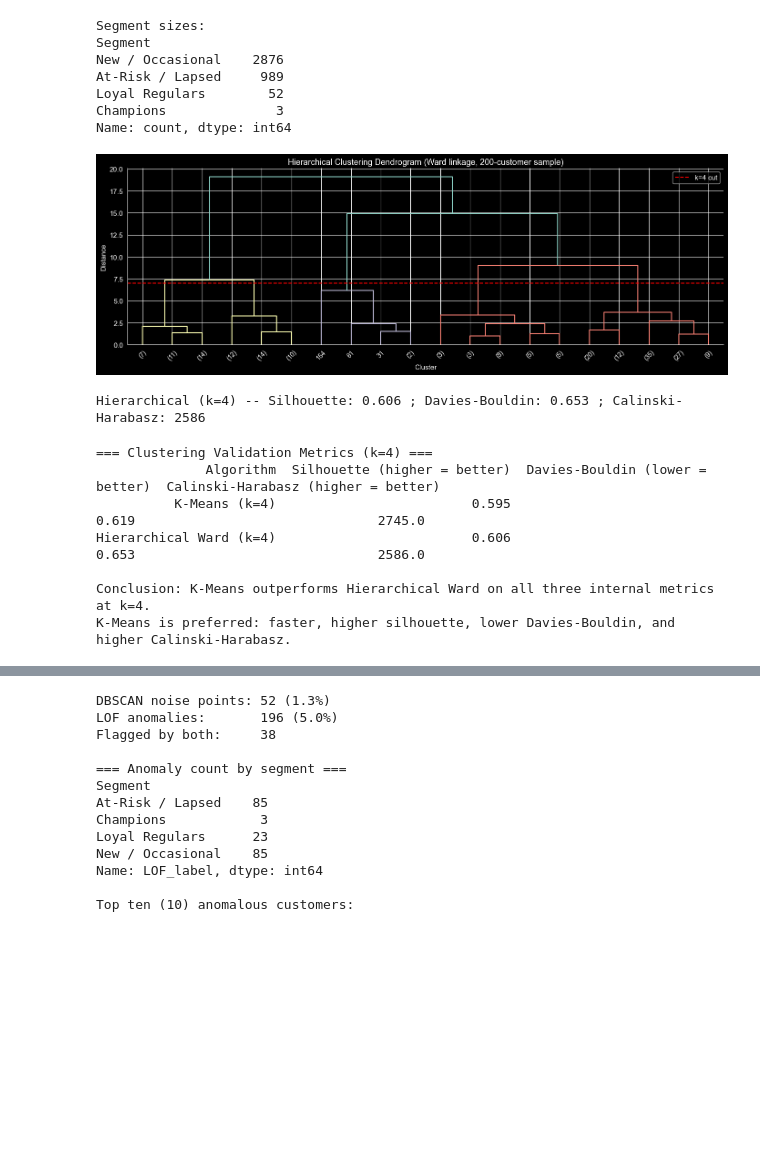
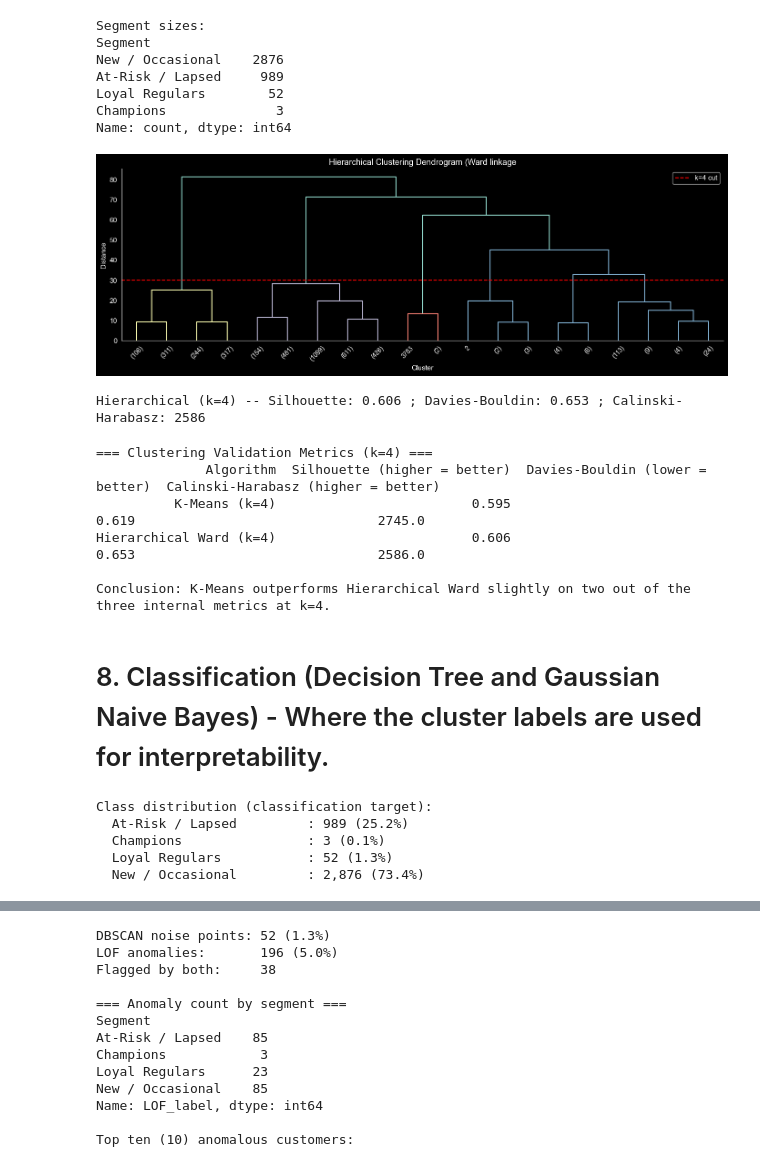
Before and after one commit to yaosaychi/CS4412_DataMiningProject, a Jupyter notebook: notebookFiles/organized data notebook.ipynb, the cells around one changed output, grey strips where cells are left out. Drawn from its saved outputs; the diff is of its cells as text; code cells hidden in the pictures; blank space fills up the shorter version.

Commit message:
all algorithms work including introducing a space matrix for the apriori algorithm. results are consistent so technical decision holds.

```diff
--- a/notebookFiles/organized data notebook.ipynb
+++ b/notebookFiles/organized data notebook.ipynb
@@ -50,0 +150,18 @@ Raw dataset: 541,909 rows, 8 columns
+# %%
+#since invoice date and time is stored as a string, first convert that to the datatime datatype.
+df['InvoiceDate'] = pd.to_datetime(df['InvoiceDate'])
+df['InvoiceMonth'] = df['InvoiceDate'].dt.to_period('M')
+transaction_per_month = (df[['InvoiceMonth', 'InvoiceNo']].groupby(
+    'InvoiceMonth')['InvoiceNo'].count())
+
+transaction_per_month.index = transaction_per_month.index.to_timestamp()
+
+#plotting the monthly transaction counts
+plt.figure(figsize=(10,6))
+sns.lineplot(x=transaction_per_month.index, y=transaction_per_month.values, marker='o', color = 'steelblue')
+plt.xlabel('Month')
+plt.ylabel('Number of invoices')
+plt.title('Monthly Transactions Over Time')
+plt.xticks(rotation=45)
+plt.tight_layout()
+plt.show()
@@ -381,32 +499,33 @@ Name: count, dtype: int64
 # %%
 #  Hierarchical Clustering
 
 # Dendrogram on a sample (full dataset too large to plot legibly)
-sample_idx = np.random.RandomState(42).choice(len(rfm_scaled), size=200, replace=False)
-Z = linkage(rfm_scaled[sample_idx], method='ward')
+#sample_idx = np.random.RandomState(42).choice(len(rfm_scaled), size=200, replace=False)
+Z = linkage(rfm_scaled, method='ward')
 
 fig, ax = plt.subplots(figsize=(14, 5))
 dendrogram(Z, ax=ax, truncate_mode='lastp', p=20,
            leaf_rotation=45, leaf_font_size=10,
            color_threshold=0.7*max(Z[:,2]))
-ax.set_title('Hierarchical Clustering Dendrogram (Ward linkage, 200-customer sample)')
+ax.set_title('Hierarchical Clustering Dendrogram (Ward linkage')
 ax.set_xlabel('Cluster')
 ax.set_ylabel('Distance')
 ax.axhline(y=ax.get_ylim()[1]*0.35, ls='--', color='red', label='k=4 cut')
 ax.legend()
+ax.grid(False)
 plt.tight_layout(); plt.show()
 
 # Fit full hierarchical model
 hc = AgglomerativeClustering(n_clusters=4)
 rfm['HC_Cluster'] = hc.fit_predict(rfm_scaled)
 
 sil_hc = silhouette_score(rfm_scaled, rfm['HC_Cluster'])
 db_hc  = davies_bouldin_score(rfm_scaled, rfm['HC_Cluster'])
 ch_hc  = calinski_harabasz_score(rfm_scaled, rfm['HC_Cluster'])
 
 print(f'Hierarchical (k=4) -- Silhouette: {sil_hc:.3f} ; Davies-Bouldin: {db_hc:.3f} ; Calinski-Harabasz: {ch_hc:.0f}')
 # %% [output]
-[figure, old version]
+[figure, new version]
 Hierarchical (k=4) -- Silhouette: 0.606 ; Davies-Bouldin: 0.653 ; Calinski-Harabasz: 2586
 # %%
 # Side-by-side validation metric comparison
@@ -433,13 +552,29 @@ metrics = pd.DataFrame(
 
 print("=== Clustering Validation Metrics (k=4) ===")
 print(metrics.to_string(index=False))
-print("\nConclusion: K-Means outperforms Hierarchical Ward on all three internal metrics at k=4.")
-print("K-Means is preferred: faster, higher silhouette, lower Davies-Bouldin, and higher Calinski-Harabasz.")
+print("\nConclusion: K-Means outperforms Hierarchical Ward slightly on two out of the three internal metrics at k=4.")
 # %% [output]
 === Clustering Validation Metrics (k=4) ===
               Algorithm  Silhouette (higher = better)  Davies-Bouldin (lower = better)  Calinski-Harabasz (higher = better)
           K-Means (k=4)                         0.595                            0.619                               2745.0
 Hierarchical Ward (k=4)                         0.606                            0.653                               2586.0
 
-Conclusion: K-Means outperforms Hierarchical Ward on all three internal metrics at k=4.
-K-Means is preferred: faster, higher silhouette, lower Davies-Bouldin, and higher Calinski-Harabasz.
+Conclusion: K-Means outperforms Hierarchical Ward slightly on two out of the three internal metrics at k=4.
+# %% [markdown]
+# 8. Classification (Decision Tree and Gaussian Naive Bayes) - Where the cluster labels are used for interpretability.
+# %%
+# constructing a feature matrix which encodes labels.
+X_clf = rfm[['Recency','Frequency','Monetary']].values
+le    = LabelEncoder()
+y_clf = le.fit_transform(rfm['Segment'])
+
+print('Class distribution (classification target):')
+for cls, nm in zip(range(len(le.classes_)), le.classes_):
+    n = (y_clf == cls).sum()
+    print(f'  {nm:25s}: {n:,} ({n/len(y_clf)*100:.1f}%)')
+# %% [output]
+Class distribution (classification target):
+  At-Risk / Lapsed         : 989 (25.2%)
+  Champions                : 3 (0.1%)
+  Loyal Regulars           : 52 (1.3%)
+  New / Occasional         : 2,876 (73.4%)
```
Also changed, not shown: parts of 30 cells of this notebook, 1 other file.
